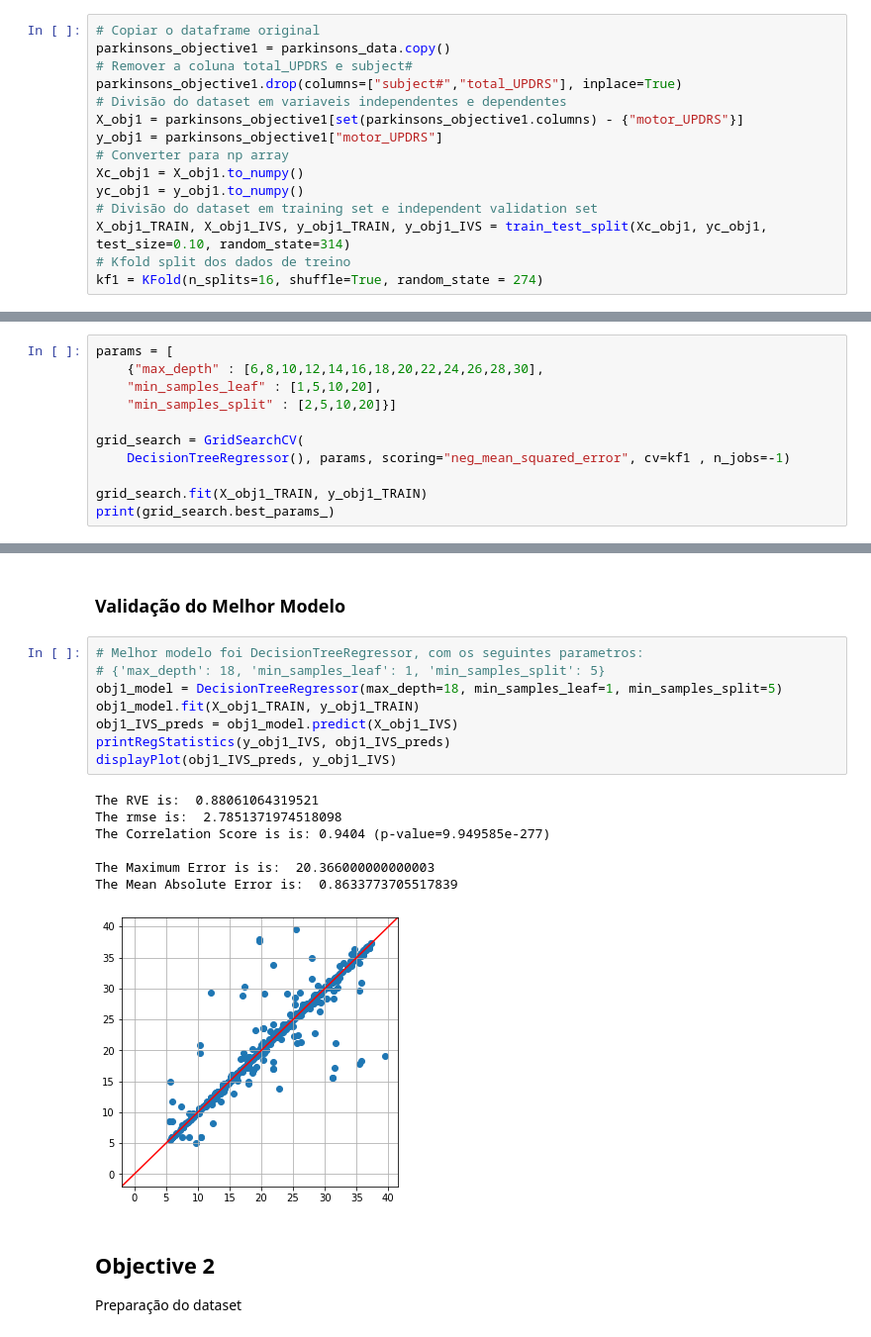
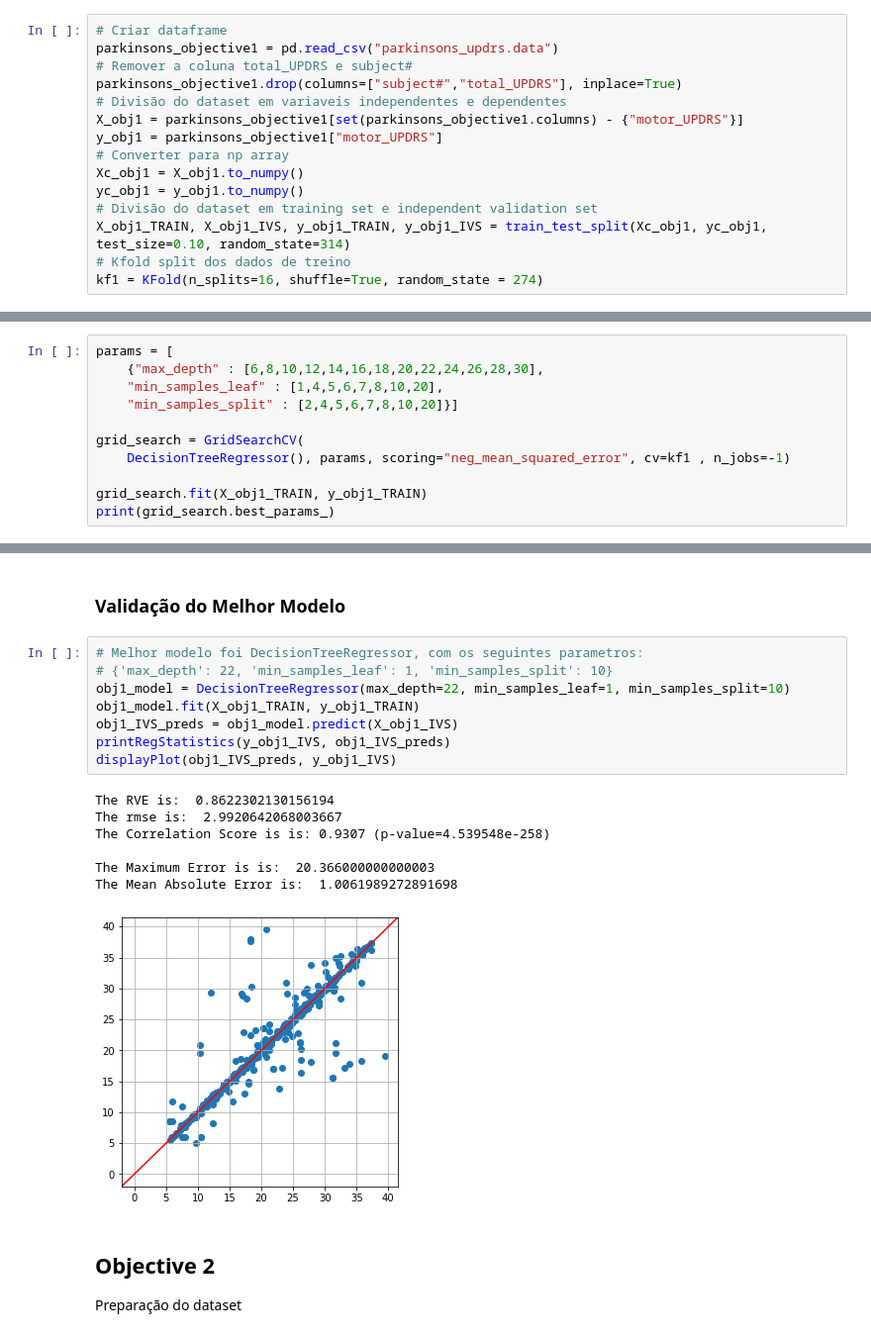
Before and after one commit to Singularitty/AAAssignments, a Jupyter notebook: Assignment 1/assignment1.ipynb, the cells around one changed output, grey strips where cells are left out. Shown: that part at 99% size. Drawn from its saved outputs; the diff is of its cells as text.

```diff
--- a/Assignment 1/assignment1.ipynb
+++ b/Assignment 1/assignment1.ipynb
@@ -55,8 +66,8 @@ parkinsons_data = pd.read_csv("parkinsons_updrs.data")
 #### Objective 1
 Preparação do dataset
 # %%
-# Copiar o dataframe original
-parkinsons_objective1 = parkinsons_data.copy()
+# Criar dataframe
+parkinsons_objective1 = pd.read_csv("parkinsons_updrs.data")
 # Remover a coluna total_UPDRS e subject#
 parkinsons_objective1.drop(columns=["subject#","total_UPDRS"], inplace=True)
 # Divisão do dataset em variaveis independentes e dependentes
@@ -78,8 +89,8 @@ N-Cross validation
 # %%
 params = [
     {"max_depth" : [6,8,10,12,14,16,18,20,22,24,26,28,30],
-    "min_samples_leaf" : [1,5,10,20],
-    "min_samples_split" : [2,5,10,20]}]
+    "min_samples_leaf" : [1,4,5,6,7,8,10,20],
+    "min_samples_split" : [2,4,5,6,7,8,10,20]}]
 
 grid_search = GridSearchCV(
     DecisionTreeRegressor(), params, scoring="neg_mean_squared_error", cv=kf1 , n_jobs=-1)
@@ -158,20 +181,20 @@ The Mean Absolute Error is:  6.379486978345326
 ### Validação do Melhor Modelo
 # %%
 # Melhor modelo foi DecisionTreeRegressor, com os seguintes parametros:
-# {'max_depth': 18, 'min_samples_leaf': 1, 'min_samples_split': 5}
-obj1_model = DecisionTreeRegressor(max_depth=18, min_samples_leaf=1, min_samples_split=5)
+# {'max_depth': 22, 'min_samples_leaf': 1, 'min_samples_split': 10}
+obj1_model = DecisionTreeRegressor(max_depth=22, min_samples_leaf=1, min_samples_split=10)
 obj1_model.fit(X_obj1_TRAIN, y_obj1_TRAIN)
 obj1_IVS_preds = obj1_model.predict(X_obj1_IVS)
 printRegStatistics(y_obj1_IVS, obj1_IVS_preds)
 displayPlot(obj1_IVS_preds, y_obj1_IVS)
 # %% [output]
-The RVE is:  0.88061064319521
-The rmse is:  2.7851371974518098
-The Correlation Score is is: 0.9404 (p-value=9.949585e-277)
+The RVE is:  0.8622302130156194
+The rmse is:  2.9920642068003667
+The Correlation Score is is: 0.9307 (p-value=4.539548e-258)
 
 The Maximum Error is is:  20.366000000000003
-The Mean Absolute Error is:  0.8633773705517839
+The Mean Absolute Error is:  1.0061989272891698
-[figure, old version]
+[figure, new version]
 # %% [markdown]
 ## Objective 2
 Preparação do dataset
```
Also changed, not shown: parts of 33 cells of this notebook.
